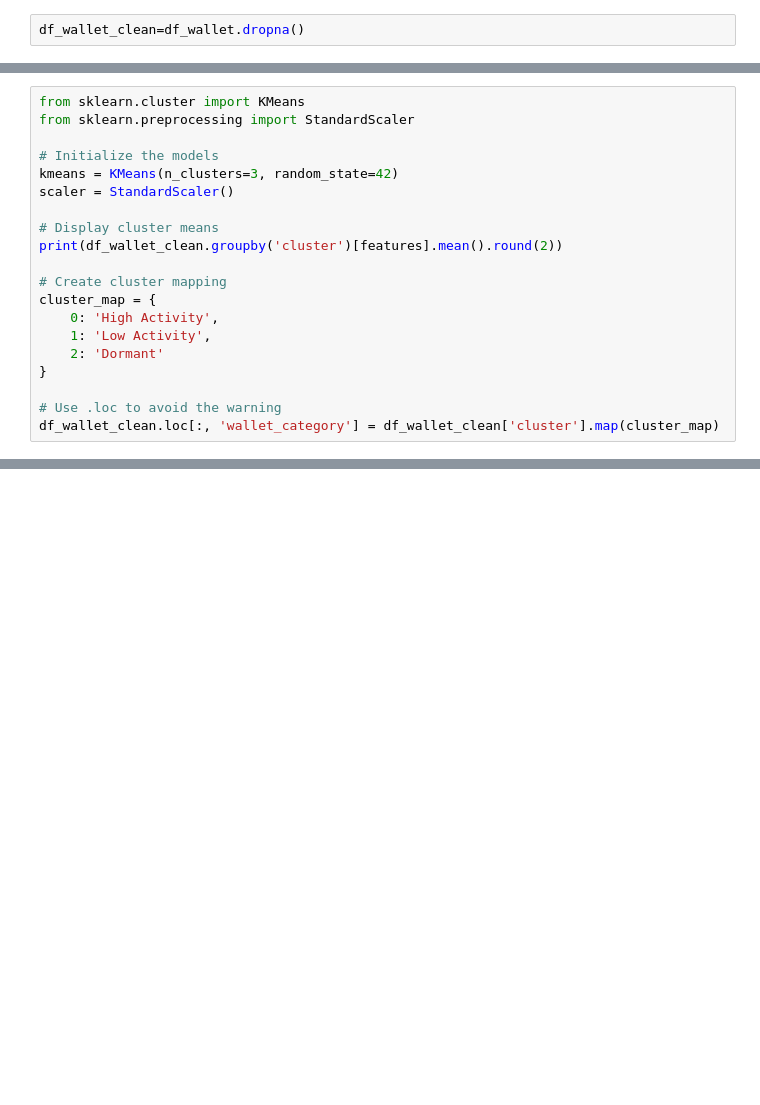
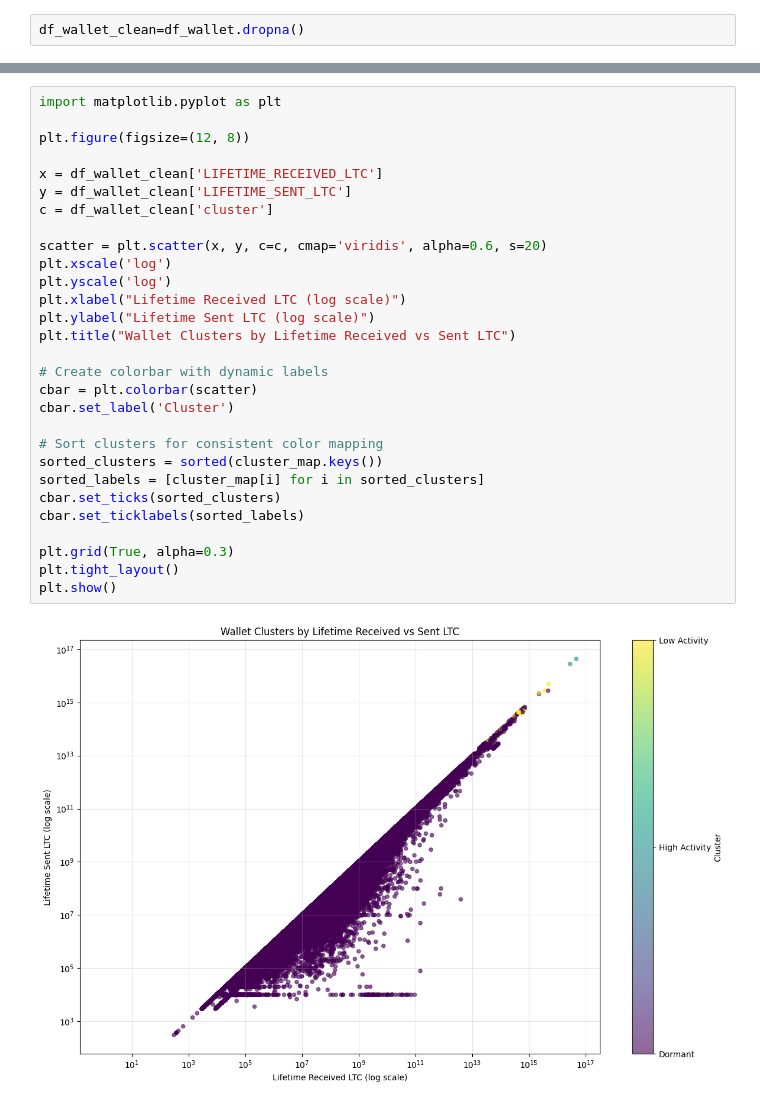
Before and after one commit to sushma-0709/UMBC-DATA606-Capstone, a Jupyter notebook: notebooks/ml_wallet_classification.ipynb, the cells around one changed output, grey strips where cells are left out. Drawn from its saved outputs; the diff is of its cells as text; blank space fills up the shorter version.

```diff
--- a/notebooks/ml_wallet_classification.ipynb
+++ b/notebooks/ml_wallet_classification.ipynb
@@ -154,20 +167,0 @@ See the caveats in the documentation: https://pandas.pydata.org/pandas-docs/stab
-# %%
-from sklearn.cluster import KMeans
-from sklearn.preprocessing import StandardScaler
-
-# Initialize the models
-kmeans = KMeans(n_clusters=3, random_state=42)
-scaler = StandardScaler()
-
-# Display cluster means
-print(df_wallet_clean.groupby('cluster')[features].mean().round(2))
-
-# Create cluster mapping
-cluster_map = {
-    0: 'High Activity',
-    1: 'Low Activity',
-    2: 'Dormant'
-}
-
-# Use .loc to avoid the warning
-df_wallet_clean.loc[:, 'wallet_category'] = df_wallet_clean['cluster'].map(cluster_map)
@@ -315,0 +222,31 @@ plt.show()
+# %%
+import matplotlib.pyplot as plt
+
+plt.figure(figsize=(12, 8))
+
+x = df_wallet_clean['LIFETIME_RECEIVED_LTC']
+y = df_wallet_clean['LIFETIME_SENT_LTC']
+c = df_wallet_clean['cluster']
+
+scatter = plt.scatter(x, y, c=c, cmap='viridis', alpha=0.6, s=20)
+plt.xscale('log')
+plt.yscale('log')
+plt.xlabel("Lifetime Received LTC (log scale)")
+plt.ylabel("Lifetime Sent LTC (log scale)")
+plt.title("Wallet Clusters by Lifetime Received vs Sent LTC")
+
+# Create colorbar with dynamic labels
+cbar = plt.colorbar(scatter)
+cbar.set_label('Cluster')
+
+# Sort clusters for consistent color mapping
+sorted_clusters = sorted(cluster_map.keys())
+sorted_labels = [cluster_map[i] for i in sorted_clusters]
+cbar.set_ticks(sorted_clusters)
+cbar.set_ticklabels(sorted_labels)
+
+plt.grid(True, alpha=0.3)
+plt.tight_layout()
+plt.show()
+# %% [output]
+[figure, added]
```
Also changed, not shown: parts of 12 cells of this notebook.
